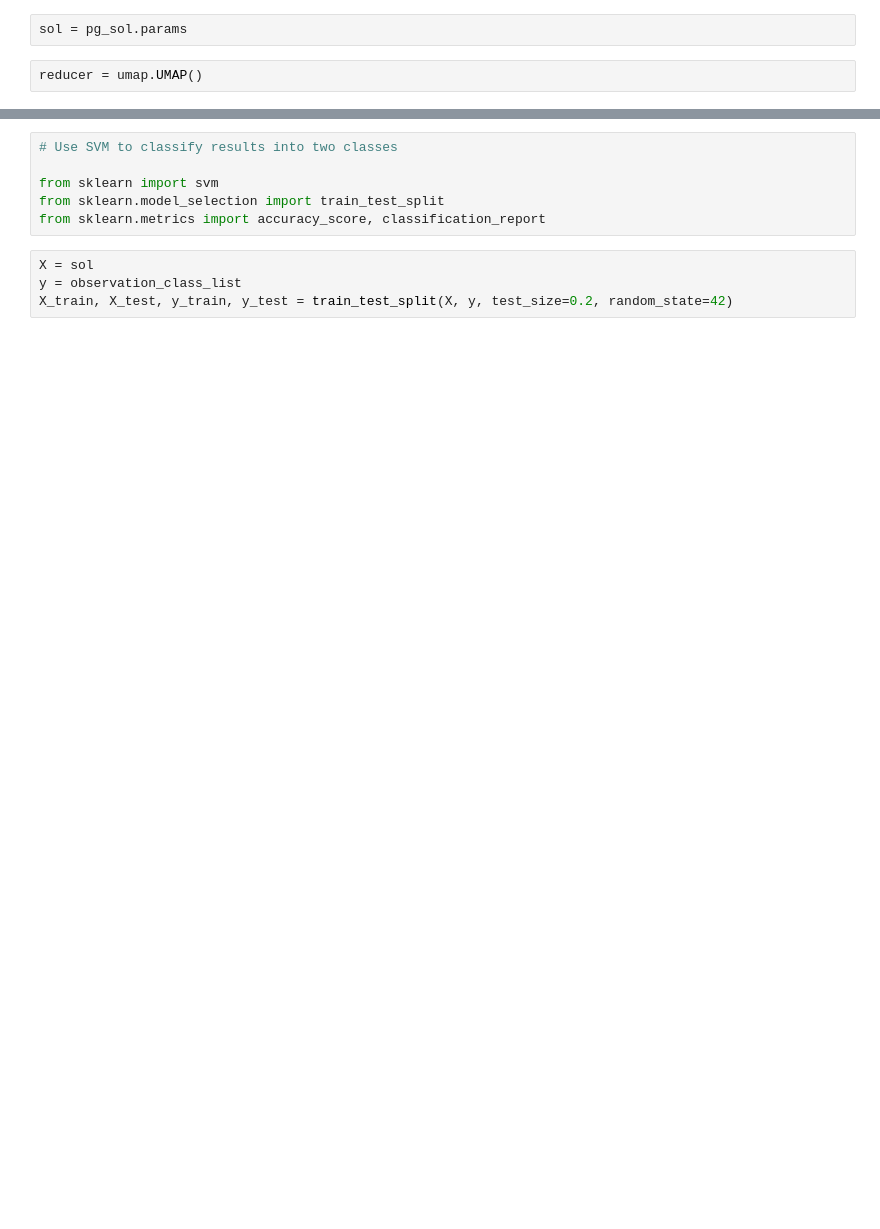
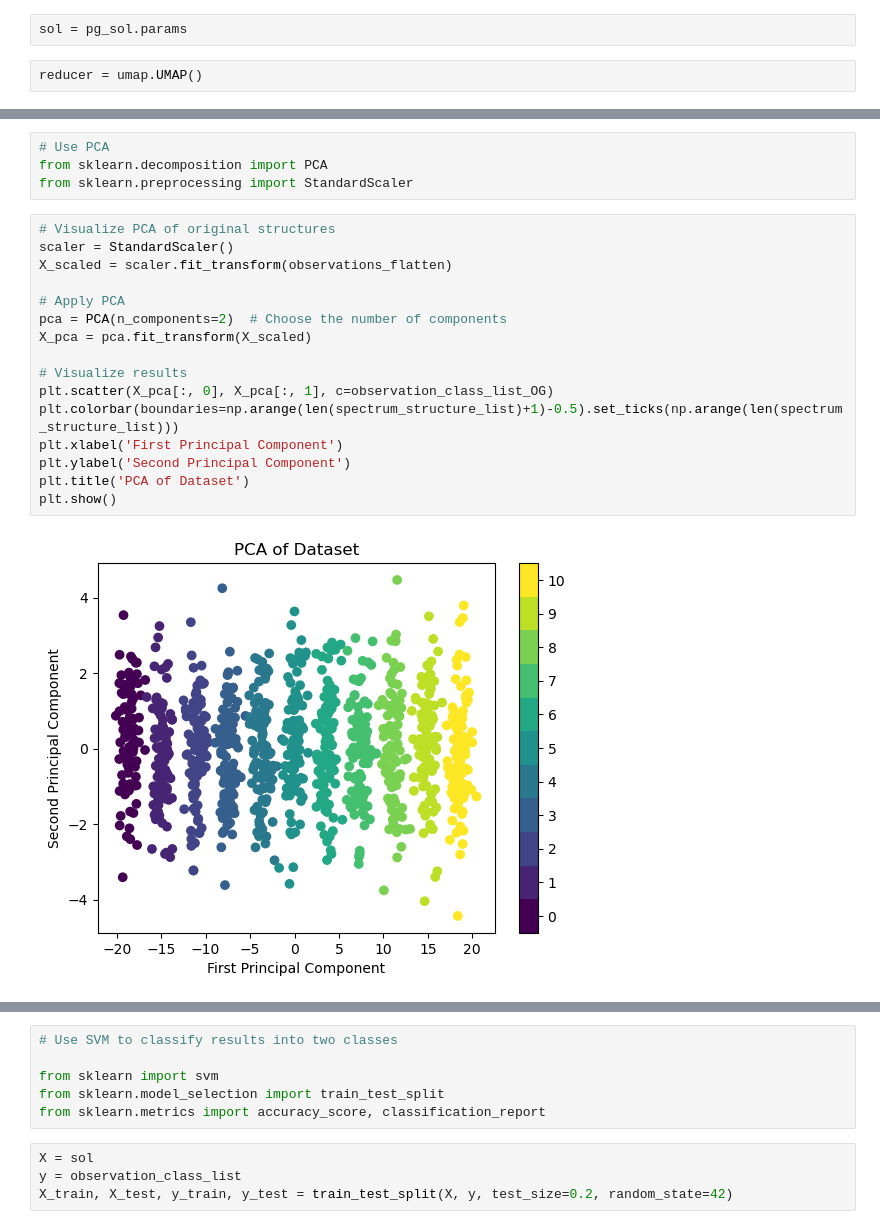
Before and after one commit to tee-udon/chromatin-ensemble-refinement, a Jupyter notebook: scripts/20240602_OptimalNumberOfModel_StructureLandscape.ipynb, the cells around one changed output, grey strips where cells are left out. Saved outputs shown, nothing was run; the diff lists cells and outputs as text; blank space fills up the shorter version.

```diff
--- a/scripts/20240602_OptimalNumberOfModel_StructureLandscape.ipynb
+++ b/scripts/20240602_OptimalNumberOfModel_StructureLandscape.ipynb
@@ -160,0 +229,22 @@ Text(0.5, 1.0, 'UMAP projection of distance maps')
+# %%
+# Use PCA
+from sklearn.decomposition import PCA
+from sklearn.preprocessing import StandardScaler
+# %%
+# Visualize PCA of original structures
+scaler = StandardScaler()
+X_scaled = scaler.fit_transform(observations_flatten)
+
+# Apply PCA
+pca = PCA(n_components=2)  # Choose the number of components
+X_pca = pca.fit_transform(X_scaled)
+
+# Visualize results
+plt.scatter(X_pca[:, 0], X_pca[:, 1], c=observation_class_list_OG)
+plt.colorbar(boundaries=np.arange(len(spectrum_structure_list)+1)-0.5).set_ticks(np.arange(len(spectrum_structure_list)))
+plt.xlabel('First Principal Component')
+plt.ylabel('Second Principal Component')
+plt.title('PCA of Dataset')
+plt.show()
+# %% [output]
+[figure, added]
```
Also changed, not shown: parts of 19 cells of this notebook.
